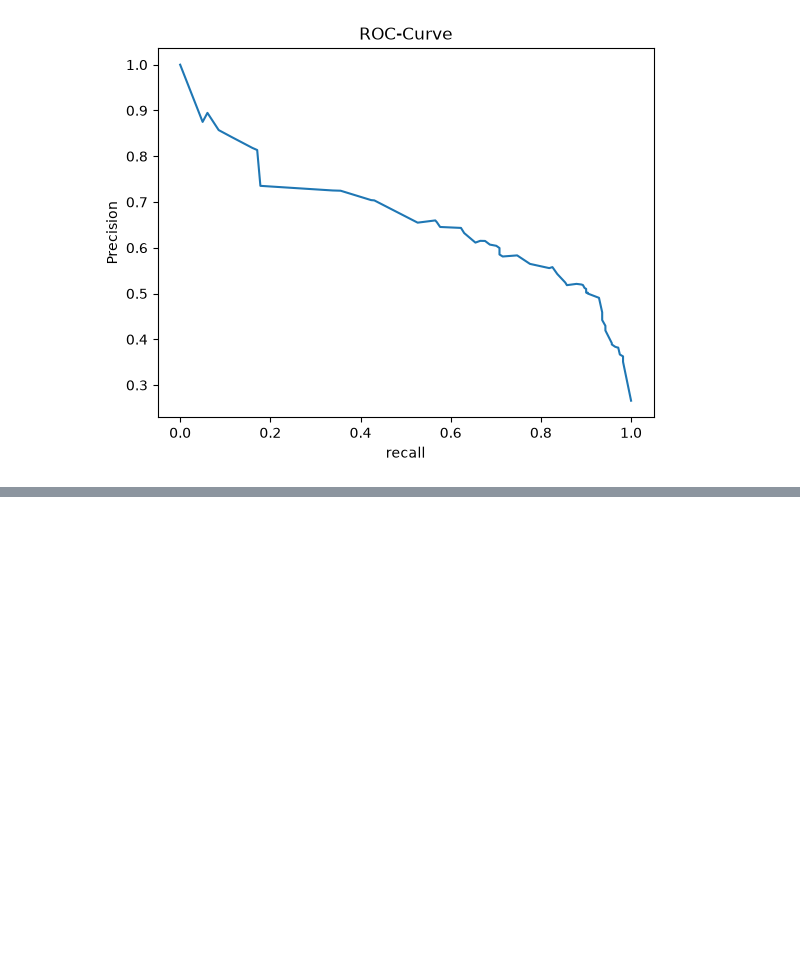
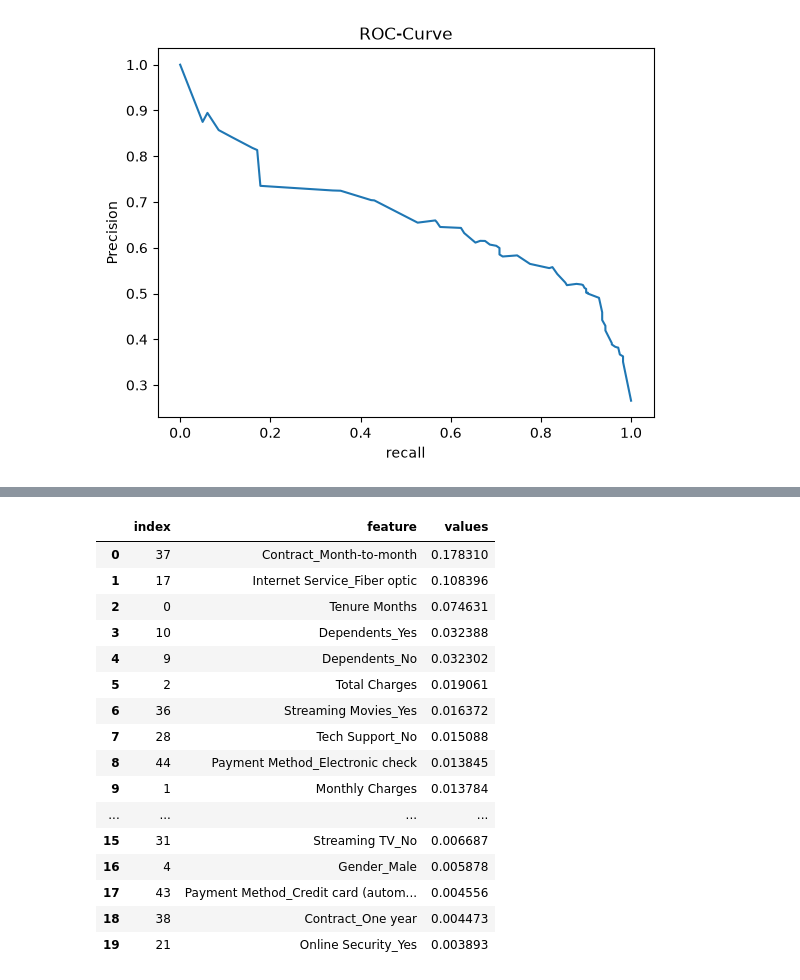
Before and after one commit to EressaMuluken/Customer-Churn-Prediction-Analytics-Dashboard, a Jupyter notebook: notebooks/Data_analysis.ipynb, the cells around one changed output, grey strips where cells are left out. Saved outputs shown, nothing was run; the diff lists cells and outputs as text; code cells hidden in the pictures; blank space fills up the shorter version.

```diff
--- a/notebooks/Data_analysis.ipynb
+++ b/notebooks/Data_analysis.ipynb
@@ -743,0 +837,7 @@ plt.show()
+# %%
+import numpy as np
+shap_feature_importance = pd.DataFrame({
+  "feature":feature_importance['names'],
+  "values": np.abs(shap_values_churn).mean(axis=0)
+})
+shap_feature_importance
@@ -743,0 +862,21 @@ plt.show()
+# %%
+shap_feature_importance = shap_feature_importance.sort_values('values', ascending=False)
+shap_feature_importance.head(20)
+# %% [output]
+|  | index | feature | values |
+| 0 | 37 | Contract_Month-to-month | 0.178310 |
+| 1 | 17 | Internet Service_Fiber optic | 0.108396 |
+| 2 | 0 | Tenure Months | 0.074631 |
+| 3 | 10 | Dependents_Yes | 0.032388 |
+| 4 | 9 | Dependents_No | 0.032302 |
+| 5 | 2 | Total Charges | 0.019061 |
+| 6 | 36 | Streaming Movies_Yes | 0.016372 |
+| 7 | 28 | Tech Support_No | 0.015088 |
+| 8 | 44 | Payment Method_Electronic check | 0.013845 |
+| 9 | 1 | Monthly Charges | 0.013784 |
+| ... | ... | ... | ... |
+| 15 | 31 | Streaming TV_No | 0.006687 |
+| 16 | 4 | Gender_Male | 0.005878 |
+| 17 | 43 | Payment Method_Credit card (autom... | 0.004556 |
+| 18 | 38 | Contract_One year | 0.004473 |
+| 19 | 21 | Online Security_Yes | 0.003893 |
```
Also changed, not shown: parts of 10 cells of this notebook.
